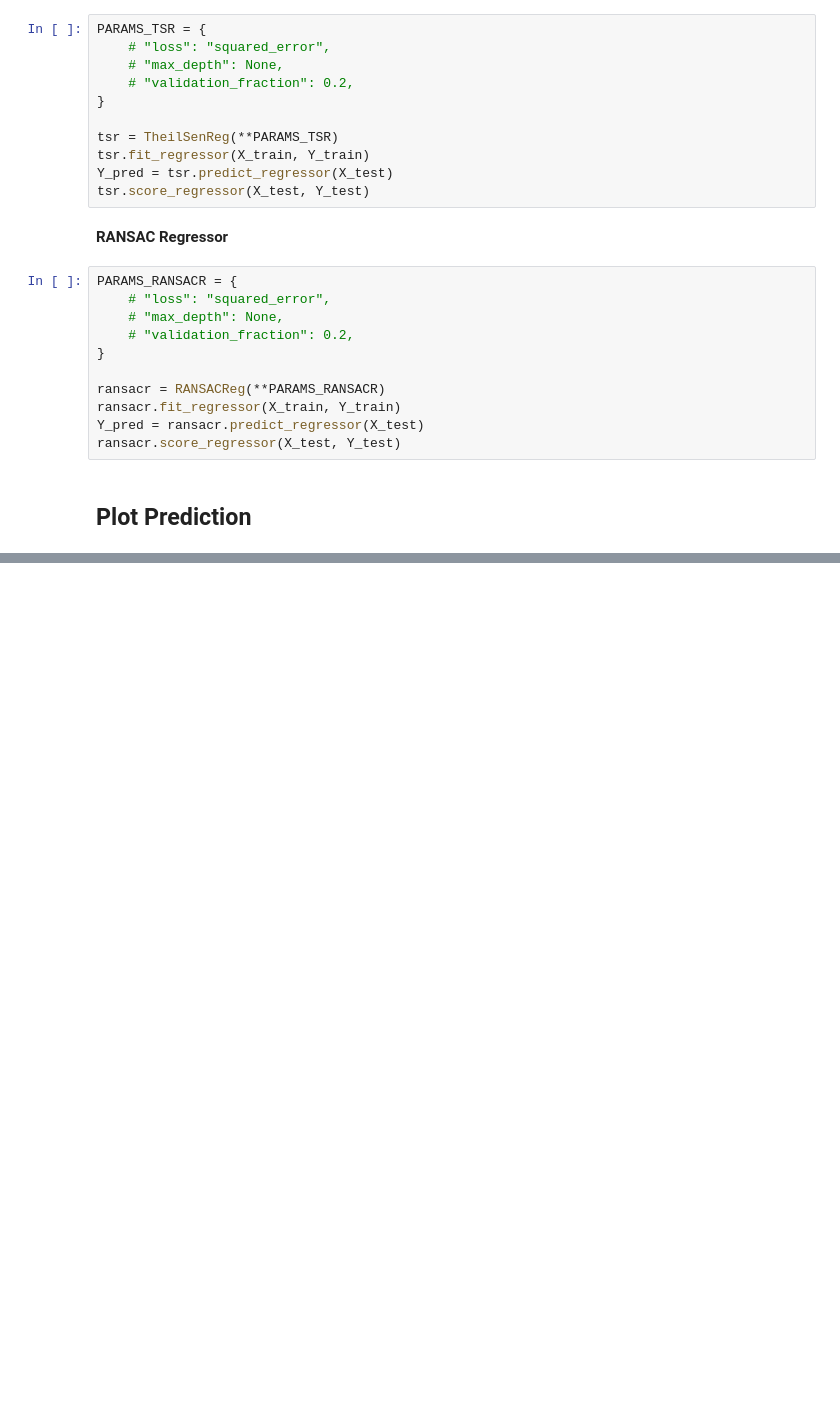
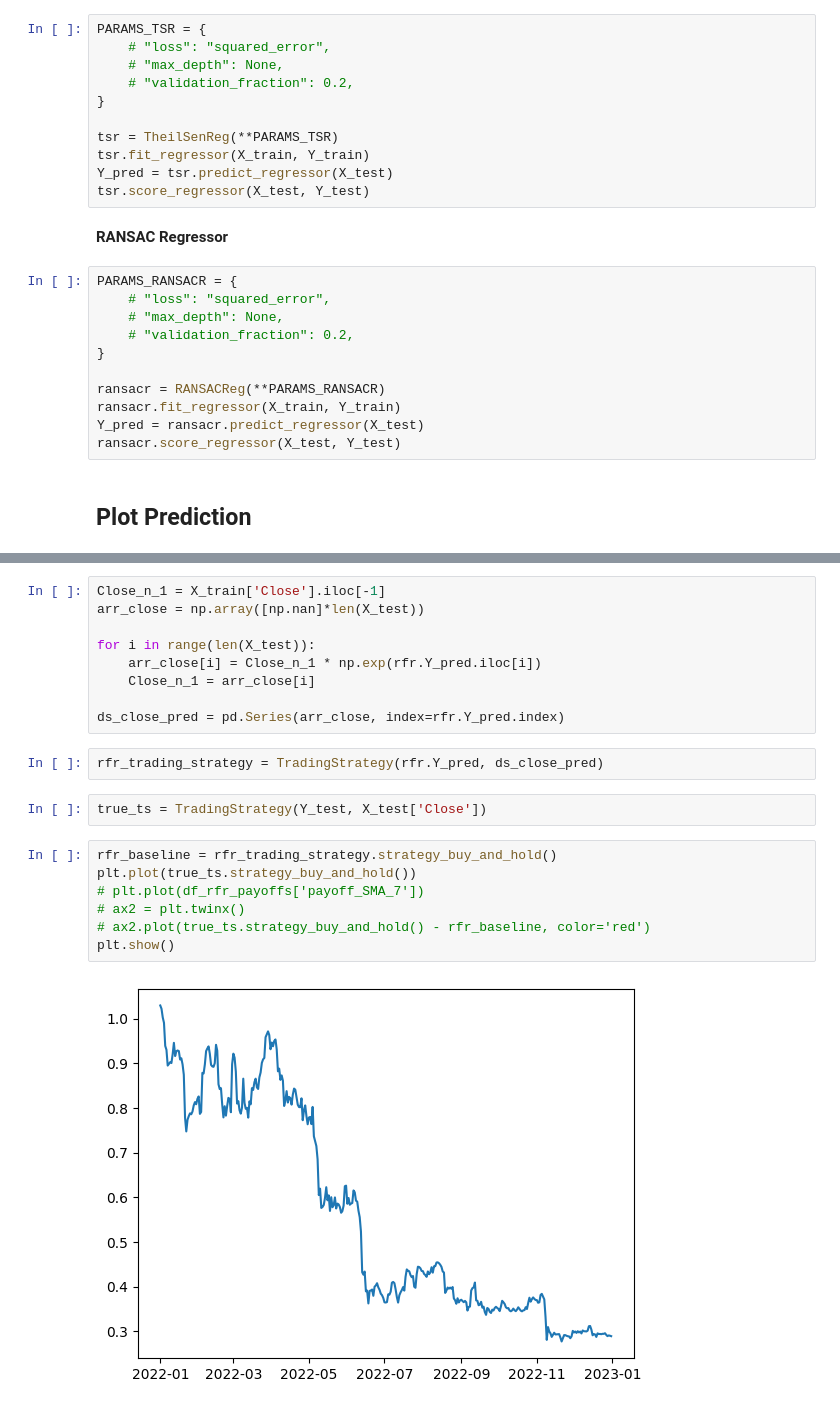
Before and after one commit to sudhanshu22gupta/cryptocurrency-forecasting, a Jupyter notebook: EDA.ipynb, the cells around one changed output, grey strips where cells are left out. Drawn from its saved outputs; the diff is of its cells as text; blank space fills up the shorter version.

```diff
--- a/EDA.ipynb
+++ b/EDA.ipynb
@@ -735,0 +744,22 @@ plt.show()
+# %%
+Close_n_1 = X_train['Close'].iloc[-1]
+arr_close = np.array([np.nan]*len(X_test))
+
+for i in range(len(X_test)):
+    arr_close[i] = Close_n_1 * np.exp(rfr.Y_pred.iloc[i])
+    Close_n_1 = arr_close[i]
+
+ds_close_pred = pd.Series(arr_close, index=rfr.Y_pred.index)
+# %%
+rfr_trading_strategy = TradingStrategy(rfr.Y_pred, ds_close_pred)
+# %%
+true_ts = TradingStrategy(Y_test, X_test['Close'])
+# %%
+rfr_baseline = rfr_trading_strategy.strategy_buy_and_hold()
+plt.plot(true_ts.strategy_buy_and_hold())
+# plt.plot(df_rfr_payoffs['payoff_SMA_7'])
+# ax2 = plt.twinx()
+# ax2.plot(true_ts.strategy_buy_and_hold() - rfr_baseline, color='red')
+plt.show()
+# %% [output]
+[figure, added]
```
Also changed, not shown: parts of 15 cells of this notebook, 2 other files.
